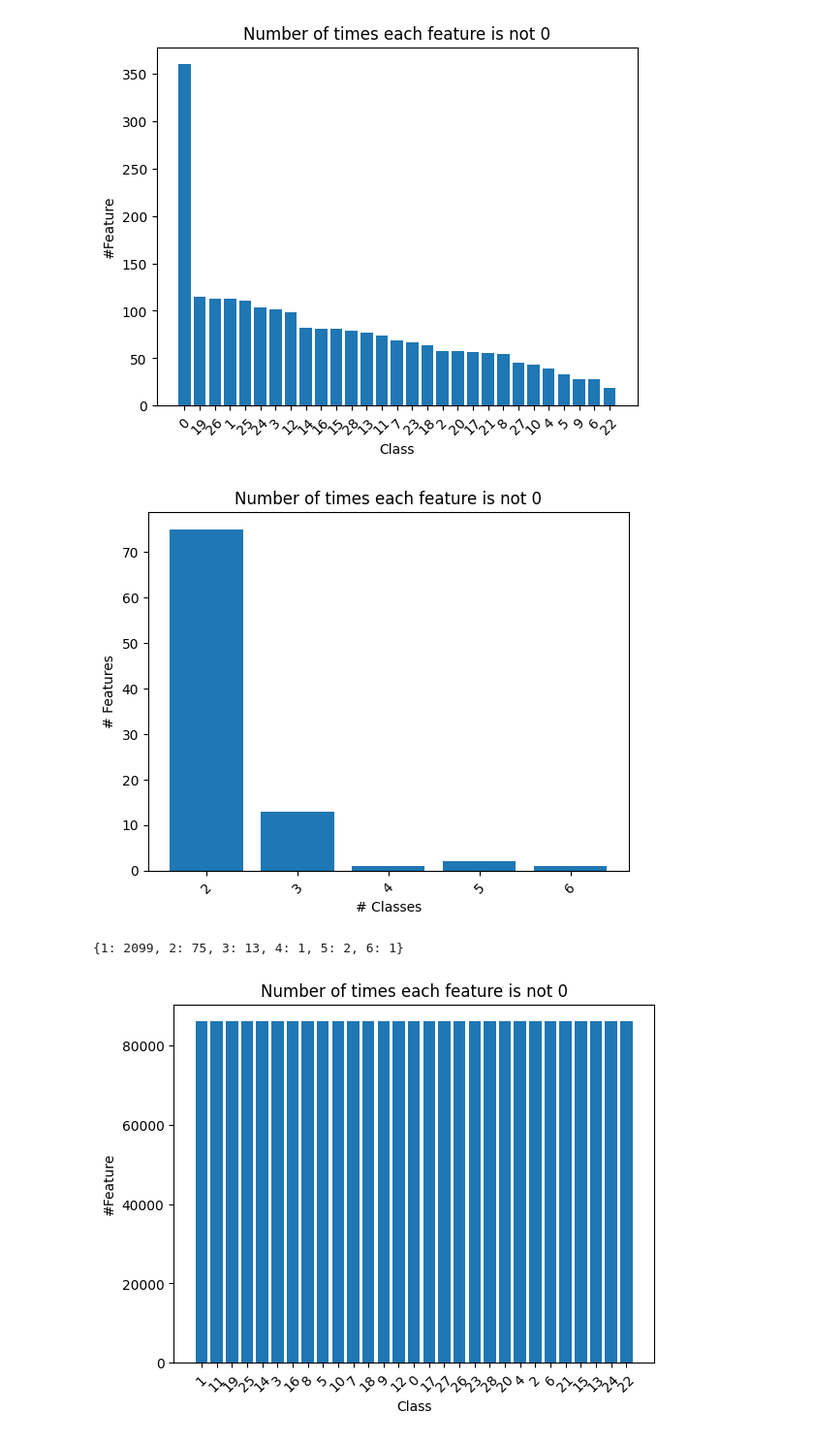
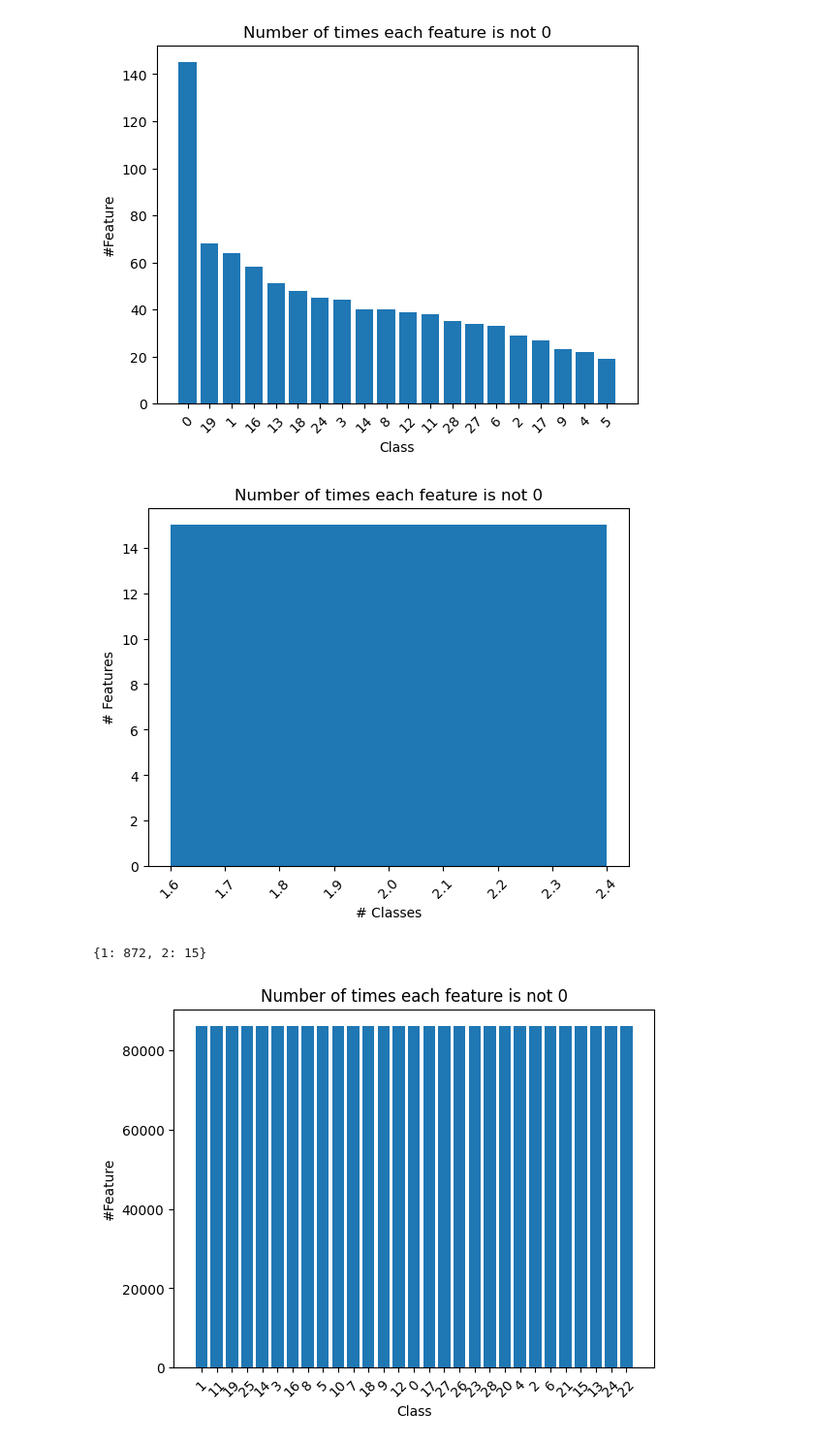
Before and after one commit to spell00/MSML3, a Jupyter notebook: notebooks/shap.ipynb, the cells around one changed output. Shown at 97% size. Saved outputs shown, nothing was run; the diff lists cells and outputs as text; code cells hidden in the pictures.

```diff
--- a/notebooks/shap.ipynb
+++ b/notebooks/shap.ipynb
@@ -26,8 +6,6 @@ names
 # %%
 
-path = f'/home/simonp/MSML3/results/multi/mz5/rt10/ms2/200spd/thr0.0/all/' \
-       f'b14-b13-b12-b11-b10-b9-b8-b7-b6-b5-b4-b3-b2-b1_binary0_-1_gkf0_ovr0_mz0-10000rt0-320_na_h' \
-       f'/xgboost/'
+path = f'/home/simon/MSML3/results/multi/mz1/rt10/ms2/200spd/thr0.0/all/b14-b13-b12-b11-b10-b9-b8-b7-b6-b5-b4-b3-b2-b1_binary0_-1_gkf0_ovr0_mz0-10000rt0-320_na_h/xgboost'
 # Load all csv that starts by test_linear_shap in path and concatenate them, filling missing values with 0
 dfs = []
 names = []
@@ -40,36 +18,38 @@ df = pd.concat(dfs, axis=1)
 df = df.fillna(0)
 df.columns = names
 # Save the concatenated dataframe
 df.to_csv(os.path.join(path, 'test_linear_shap_concat.csv'))
 
 # Count the number of times each feature is not 0 per column
 counts = df.astype(bool).sum(axis=0)
 # Sort the counts
 counts = counts.sort_values(ascending=False)
 # Plot the histogram of counts
+plt.figure(figsize=(6.4, 4.8))
 plt.bar(counts.keys(), counts.values)
 plt.xticks(rotation=45)
 plt.title('Number of times each feature is not 0')
 plt.ylabel('#Feature')
 plt.xlabel('Class')
 plt.show()
 
 # Count the number of times each feature is not 0 per row
 counts = df.astype(bool).sum(axis=1)
 count_counts = {i: sum(counts == i) for i in range(2, counts.max()+1)}
+plt.figure(figsize=(6.4, 4.8))
 plt.bar(count_counts.keys(), count_counts.values())
 plt.xticks(rotation=45)
 plt.title('Number of times each feature is not 0')
 plt.xlabel('# Classes')
 plt.ylabel('# Features')
 plt.show()
 
 # Number of times a features is present across classes
 {i: sum(counts == i) for i in range(1, counts.max()+1)}
 # %% [output]
-[figure, old version]
+[figure, new version]
-[figure, old version]
+[figure, new version]
-{1: 2099, 2: 75, 3: 13, 4: 1, 5: 2, 6: 1}
+{1: 872, 2: 15}
 # %%
 path = f'/home/simonp/MSML3/results/multi/mz10/rt10/ms2/200spd/thr0.0/all/' \
        f'b14-b13-b12-b11-b10-b9-b8-b7-b6-b5-b4-b3-b2-b1_binary0_-1_gkf0_ovr0_mz0-10000rt0-320_na_h' \
```
Also changed, not shown: parts of 2 cells of this notebook, 7 other files.
